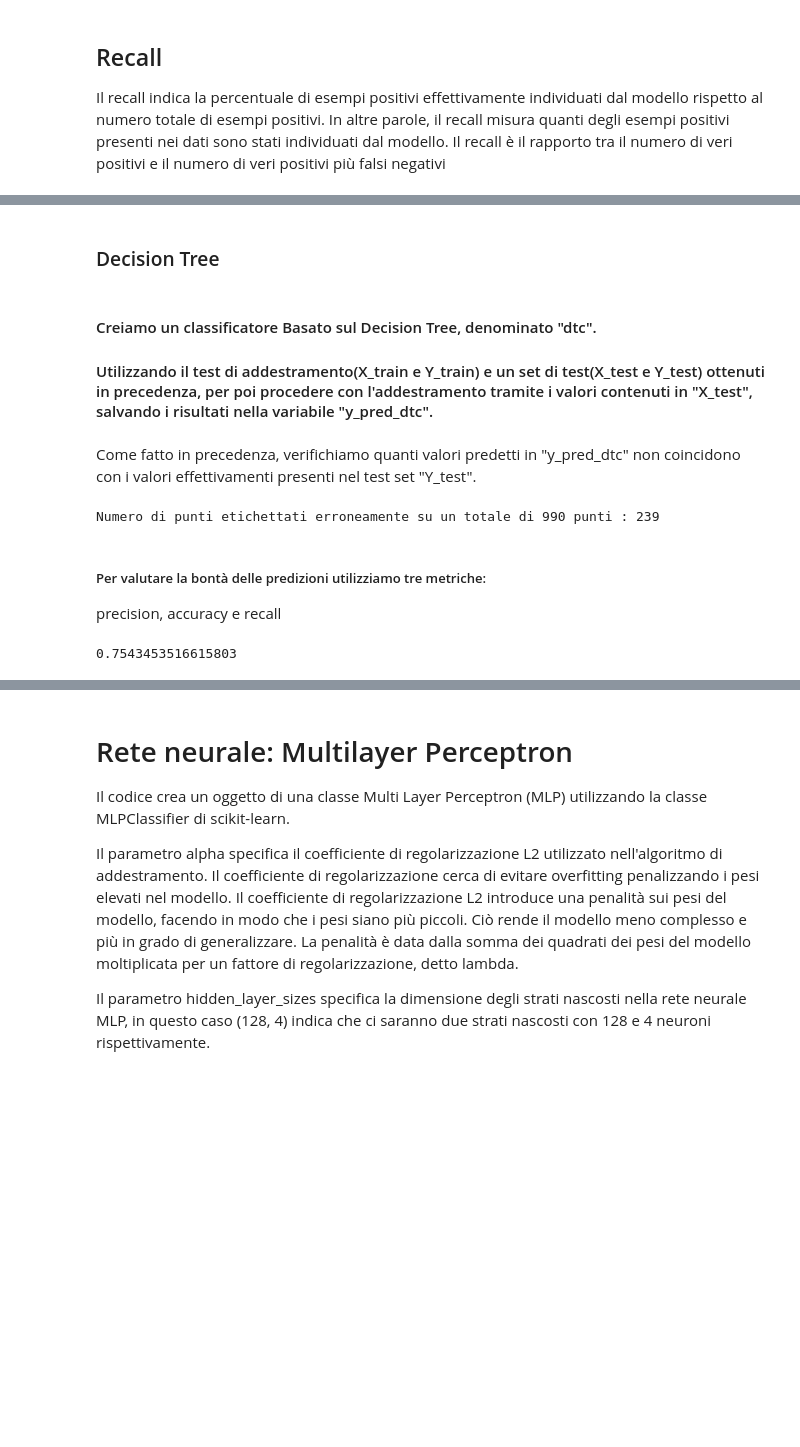
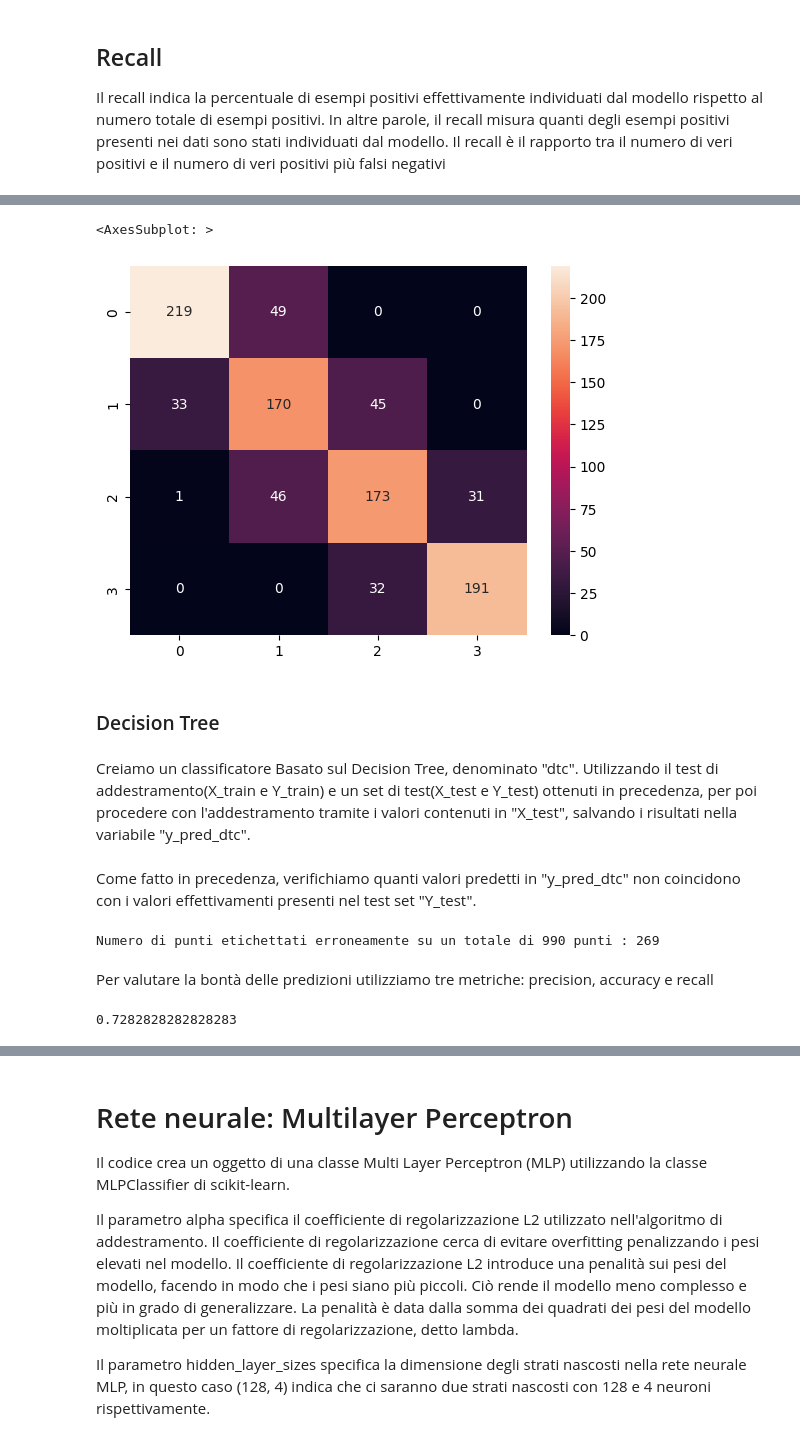
Before and after one commit to AngeloSantangelo/Findrange, a Jupyter notebook: findrange.ipynb, the cells around one changed output, grey strips where cells are left out. Drawn from its saved outputs; the diff is of its cells as text; code cells hidden in the pictures; blank space fills up the shorter version.

```diff
--- a/findrange.ipynb
+++ b/findrange.ipynb
@@ -237,9 +240,3 @@ Creiamo poi un classificatore Naive Bayes Gaussiano
 
 Infine lo addestriamo con i valori del training set e lo usiamo per predire i valori di "X_test".
 Tali previsioni vengono salvate in "y_pred_nb".
-# %%
-X_train, X_test, Y_train, Y_test = train_test_split(normalizedDataFrame, y, test_size=0.33, random_state=0)
-
-gnb = GaussianNB()
-
-y_pred_nb = gnb.fit(X_train, Y_train).predict(X_test)
@@ -277,8 +278,38 @@ recall_score(Y_test, y_pred_nb, average='micro')
+# %%
+sns.heatmap([
+    [
+        sum(y_pred_nb[Y_test == 0] == 0),
+        sum(y_pred_nb[Y_test == 0] == 1),
+        sum(y_pred_nb[Y_test == 0] == 2),
+        sum(y_pred_nb[Y_test == 0] == 3)
+    ],
+    [
+        sum(y_pred_nb[Y_test == 1] == 0),
+        sum(y_pred_nb[Y_test == 1] == 1),
+        sum(y_pred_nb[Y_test == 1] == 2),
+        sum(y_pred_nb[Y_test == 1] == 3)
+    ],
+    [
+        sum(y_pred_nb[Y_test == 2] == 0),
+        sum(y_pred_nb[Y_test == 2] == 1),
+        sum(y_pred_nb[Y_test == 2] == 2),
+        sum(y_pred_nb[Y_test == 2] == 3),
+    ],
+    [
+        sum(y_pred_nb[Y_test == 3] == 0),
+        sum(y_pred_nb[Y_test == 3] == 1),
+        sum(y_pred_nb[Y_test == 3] == 2),
+        sum(y_pred_nb[Y_test == 3] == 3)
+    ]
+], annot=True, fmt="")
+# %% [output]
+<AxesSubplot: >
+[figure, added]
 # %% [markdown]
 ### Decision Tree
 # %% [markdown]
-#### Creiamo un classificatore Basato sul Decision Tree, denominato "dtc".
-#### Utilizzando il test di addestramento(X_train e Y_train) e un set di test(X_test e Y_test) ottenuti in precedenza, per poi procedere con l'addestramento tramite i valori contenuti in "X_test", salvando i risultati nella variabile "y_pred_dtc".
+Creiamo un classificatore Basato sul Decision Tree, denominato "dtc".
+Utilizzando il test di addestramento(X_train e Y_train) e un set di test(X_test e Y_test) ottenuti in precedenza, per poi procedere con l'addestramento tramite i valori contenuti in "X_test", salvando i risultati nella variabile "y_pred_dtc".
 # %%
 dtc = DecisionTreeClassifier()
 
@@ -288,16 +319,16 @@ y_pred_dtc = dtc.predict(X_test)
 # %% [markdown]
 Come fatto in precedenza, verifichiamo quanti valori predetti in "y_pred_dtc" non coincidono con i valori effettivamenti presenti nel test set "Y_test".
 # %%
-print("Numero di punti etichettati erroneamente su un totale di %d punti : %d"% (X_test.shape[0], (Y_test != y_pred_dtc).sum()))
+print("Numero di punti etichettati erroneamente su un totale di %d punti : %d"% (X_test_normalized.shape[0], (Y_test != y_pred_dtc).sum()))
 # %% [output]
-Numero di punti etichettati erroneamente su un totale di 990 punti : 239
+Numero di punti etichettati erroneamente su un totale di 990 punti : 269
 # %% [markdown]
-##### Per valutare la bontà delle predizioni utilizziamo tre metriche:
+Per valutare la bontà delle predizioni utilizziamo tre metriche:
 precision, accuracy e recall
 # %%
-precision_score(Y_test, y_pred_dtc, average='macro')
+precision_score(Y_test, y_pred_dtc, average='micro')
 # %% [output]
-0.7543453516615803
+0.7282828282828283
 # %%
 accuracy_score(Y_test, y_pred_dtc)
 # %% [output]
```
Also changed, not shown: parts of 48 cells of this notebook.
